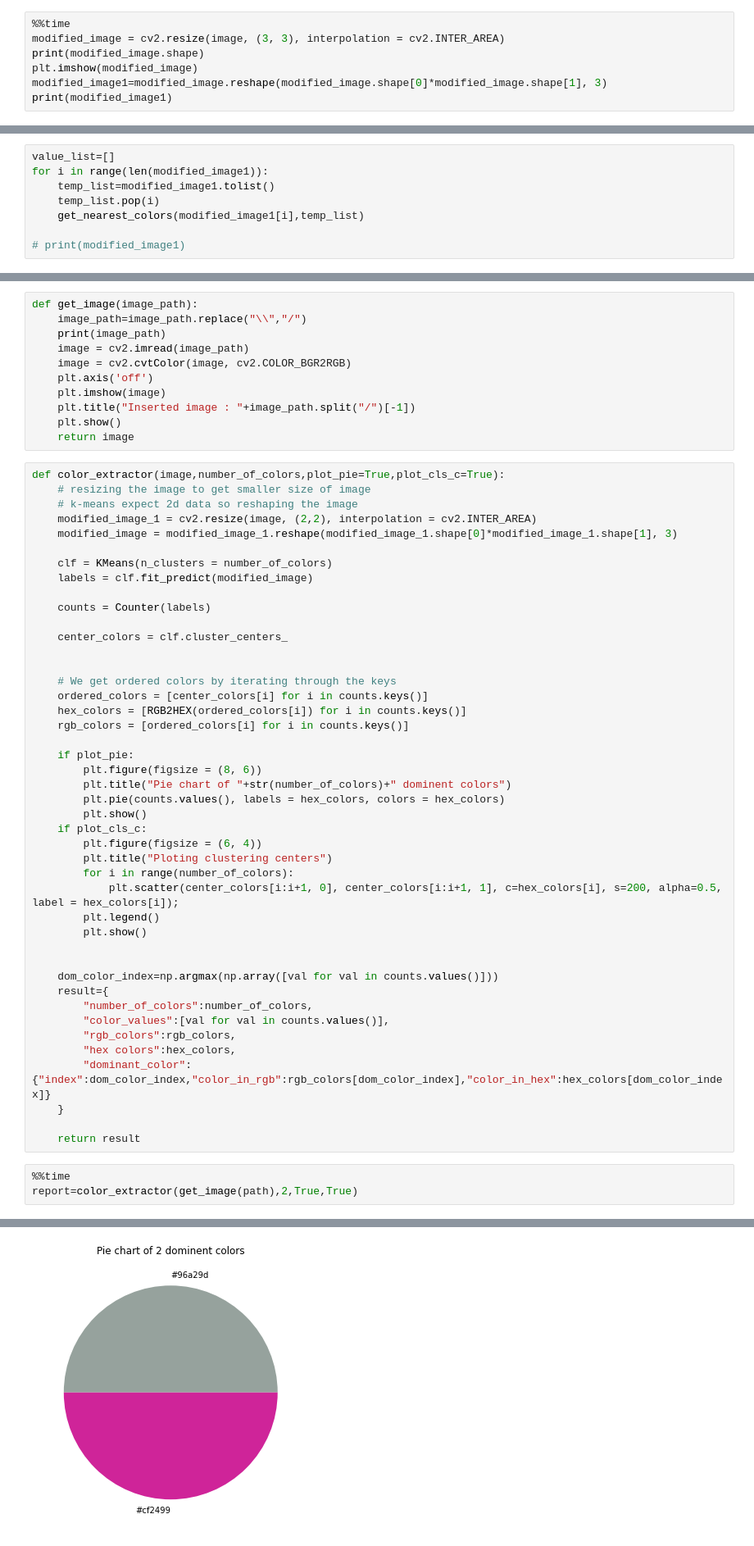
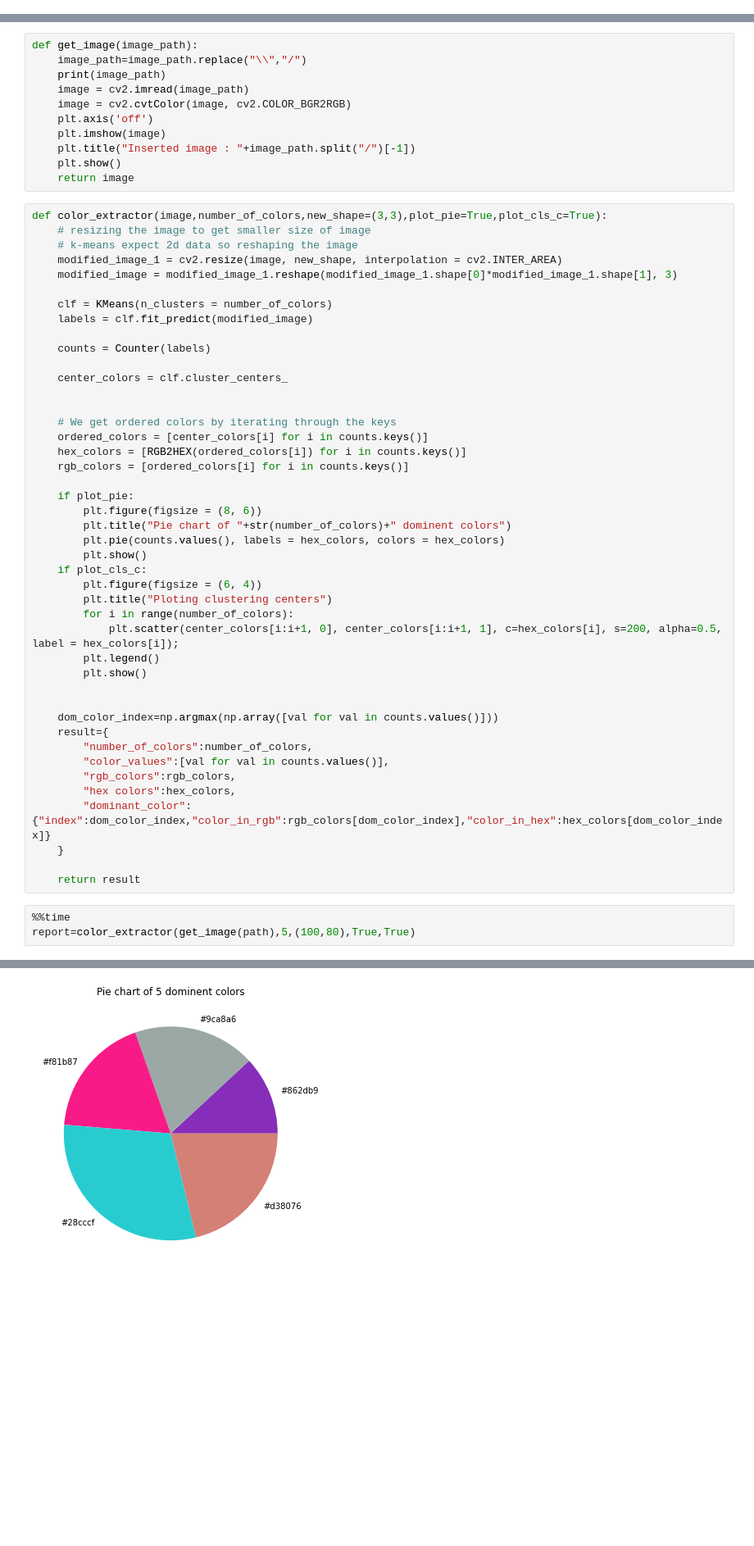
Before and after one commit to tirtharajsinha/image-color-extractor, a Jupyter notebook: Color identification from image using K-means clustering.ipynb, the cells around one changed output, grey strips where cells are left out. Shown at 82% size. Saved outputs shown, nothing was run; the diff lists cells and outputs as text; blank space fills up the shorter version.

```diff
--- a/Color identification from image using K-means clustering.ipynb
+++ b/Color identification from image using K-means clustering.ipynb
@@ -23,10 +23,3 @@ The type of this input is <class 'numpy.ndarray'>
 Shape: (667, 1000, 3)
 <matplotlib.image.AxesImage at 0x...>
 [figure]
-# %%
-%%time
-modified_image = cv2.resize(image, (3, 3), interpolation = cv2.INTER_AREA)
-print(modified_image.shape)
-plt.imshow(modified_image)
-modified_image1=modified_image.reshape(modified_image.shape[0]*modified_image.shape[1], 3)
-print(modified_image1)
@@ -57,8 +25,0 @@ def get_nearest_colors(act_color,rest_color):
-# %%
-value_list=[]
-for i in range(len(modified_image1)):
-    temp_list=modified_image1.tolist()
-    temp_list.pop(i)
-    get_nearest_colors(modified_image1[i],temp_list)
-
-# print(modified_image1)
@@ -87,10 +38,10 @@ def get_image(image_path):
     plt.show()
     return image
 # %%
-def color_extractor(image,number_of_colors,plot_pie=True,plot_cls_c=True):
+def color_extractor(image,number_of_colors,new_shape=(3,3),plot_pie=True,plot_cls_c=True):
     # resizing the image to get smaller size of image
     # k-means expect 2d data so reshaping the image
-    modified_image_1 = cv2.resize(image, (2,2), interpolation = cv2.INTER_AREA)
+    modified_image_1 = cv2.resize(image, new_shape, interpolation = cv2.INTER_AREA)
     modified_image = modified_image_1.reshape(modified_image_1.shape[0]*modified_image_1.shape[1], 3)
 
     clf = KMeans(n_clusters = number_of_colors)
@@ -132,8 +83,8 @@ def color_extractor(image,number_of_colors,plot_pie=True,plot_cls_c=True):
     return result
 # %%
 %%time
-report=color_extractor(get_image(path),2,True,True)
+report=color_extractor(get_image(path),5,(100,80),True,True)
 # %% [output]
 C:/Users/TIRTHA/Downloads/images/photo-1579546929662-711aa81148cf.jpg
 [figure]
-[figure, old version]
+[figure, new version]
```
Also changed, not shown: parts of 6 cells of this notebook, 1 other file.
